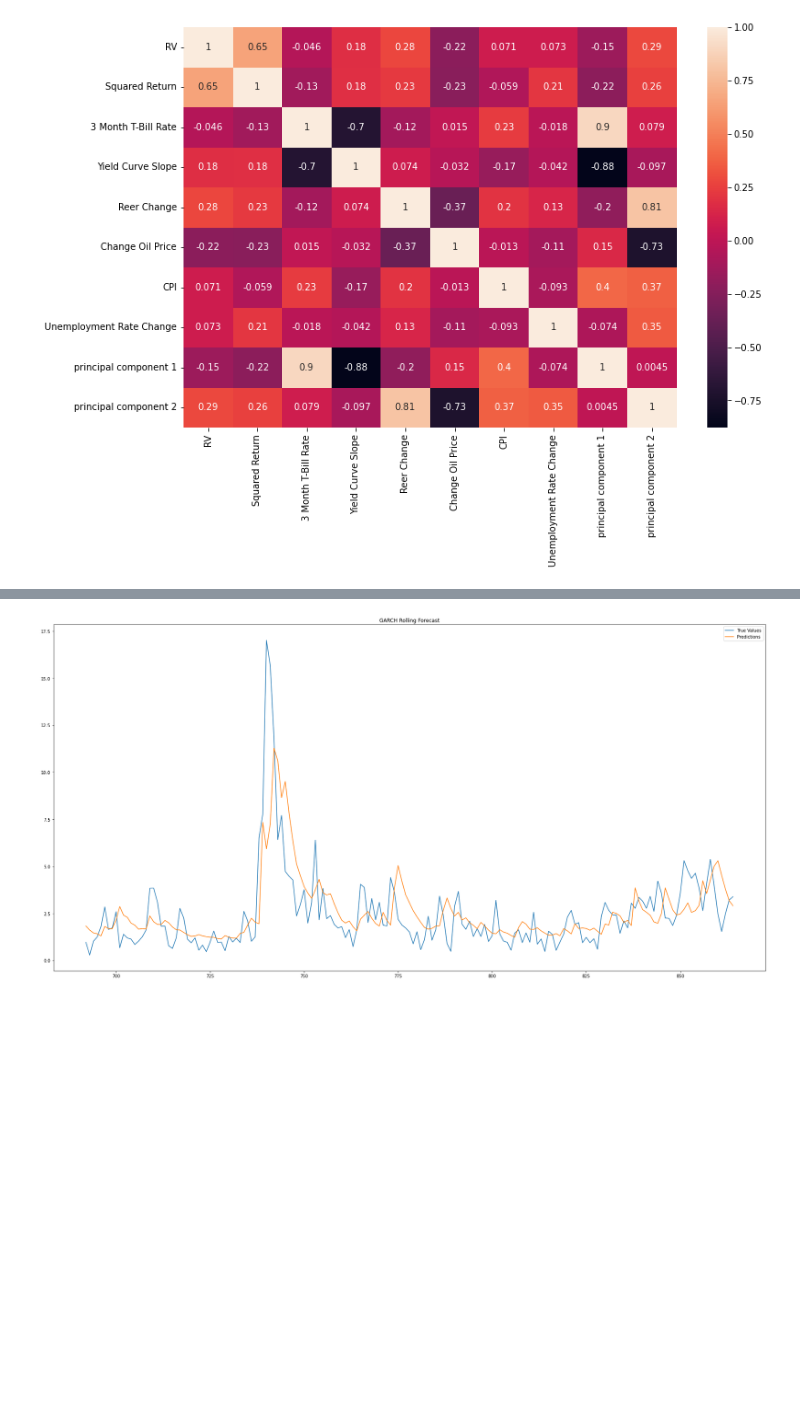
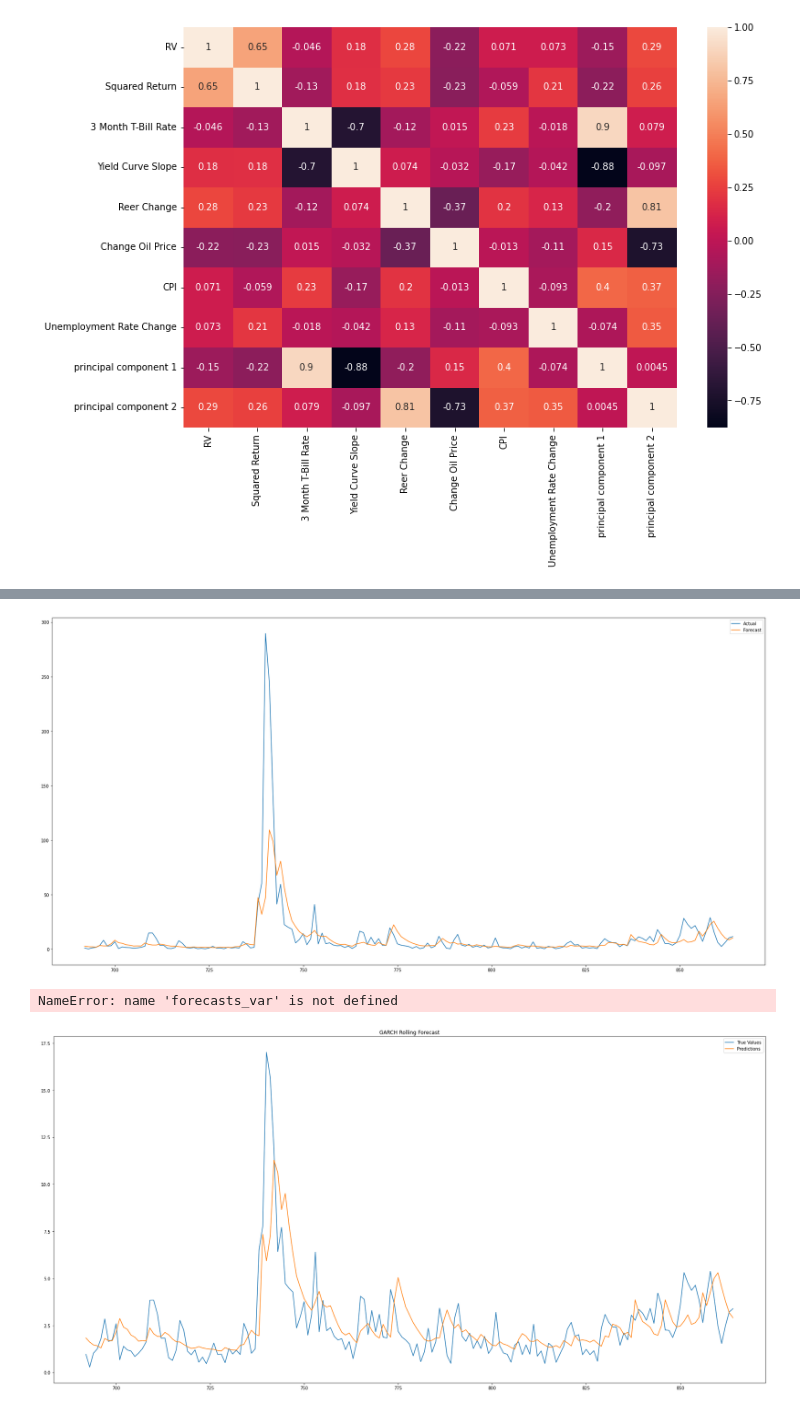
Before and after one commit to setamies/volatility-modeling, a Jupyter notebook: main.ipynb, the cells around one changed output, grey strips where cells are left out. Saved outputs shown, nothing was run; the diff lists cells and outputs as text; code cells hidden in the pictures; blank space fills up the shorter version.

```diff
--- a/main.ipynb
+++ b/main.ipynb
@@ -391 +382,6 @@ Volatility Model
 Covariance estimator: robust
+# %%
+garch11_MODELINO = arch_model(return_data, p=1, q=1)
+
+res = garch11_MODELINO.fit(last_obs=693, update_freq=1)
+forecasts = res.forecast(horizon=1)
@@ -392,3 +407,33 @@ Covariance estimator: robust
+# %%
+forecast_df = forecasts.variance
+vol_df = pd.DataFrame(volatility_data[-test_size:])
+combined_data = pd.concat([vol_df, forecast_df], axis=1)
+
+# Rename columns to Forecast and Actual
+combined_data.columns = ['Actual', 'Forecast']
+
+# Plot the data
+combined_data.plot(figsize=(30, 15))
+plt.show()
+# %% [output]
+[figure, added]
+# %%
+# Combine the two Series into a single DataFrame
+combined_data = pd.concat([forecasts_var, volatility_data], axis=1)
+combined_data.columns = ['Forecasts Variance', 'Volatility Data']
+
+# Plotting the DataFrame
+combined_data.plot(figsize=(10, 5))
+
+# Labeling the plot
+plt.title('Forecasts Variance and Volatility Data')
+plt.xlabel('Index')
+plt.ylabel('Values')
+
+# Display the plot
+plt.show()
+# %% [output]
+NameError: name 'forecasts_var' is not defined
 # %%
 # Define a function to perform rolling forecast with different GARCH models
 def rolling_garch_forecast(data, test_size, garch_type='GARCH', p=1, o=0, q=1):
```
Also changed, not shown: parts of 20 cells of this notebook, 7 other files.
